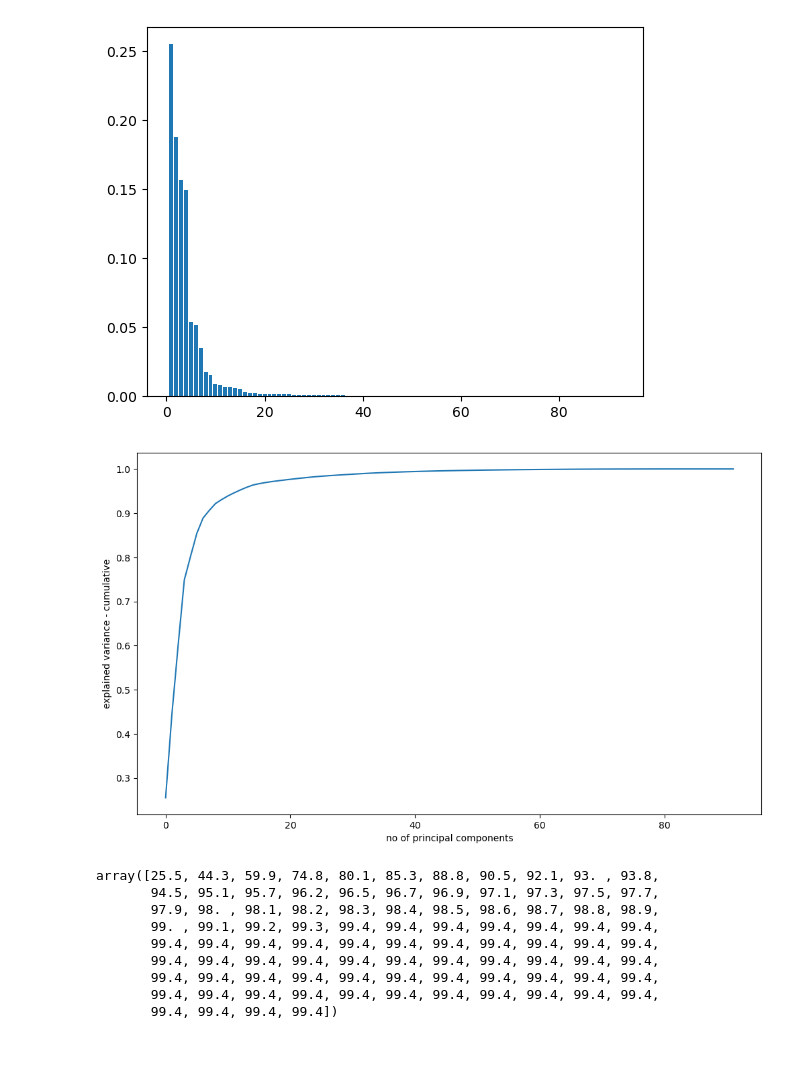
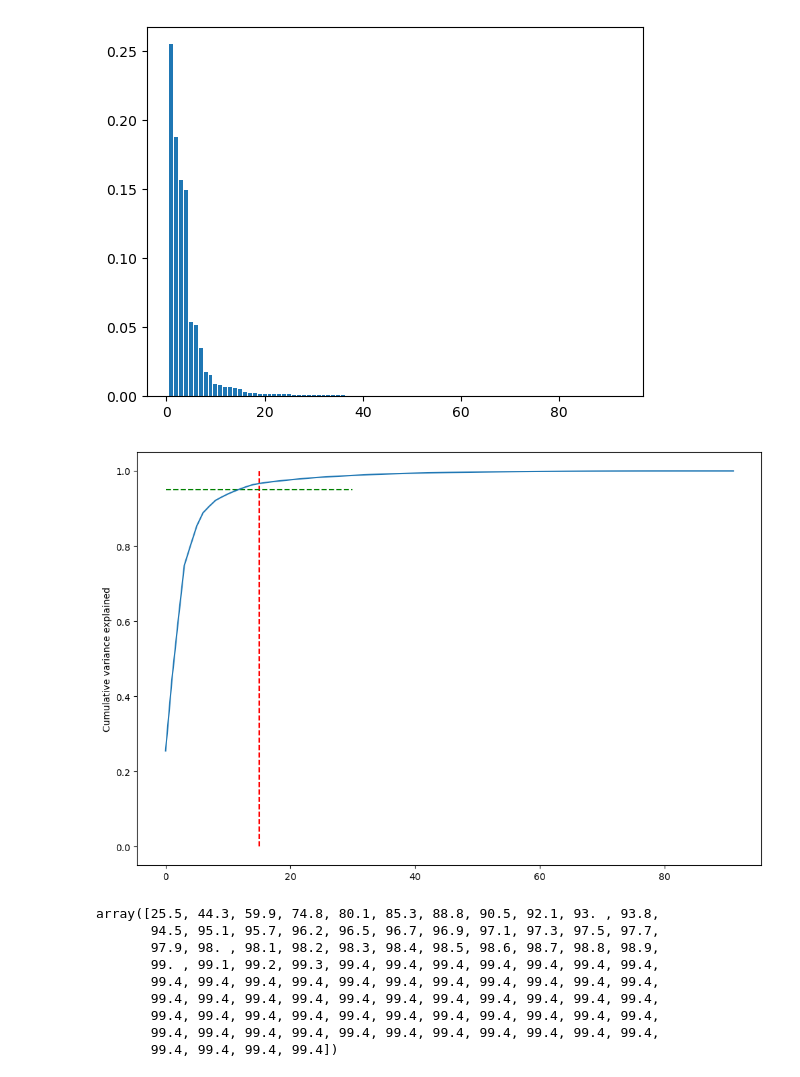
Before and after one commit to SanjayaKumarSahoo/telecom-churn-group-case-study, a Jupyter notebook: solution.ipynb, the cells around one changed output. Drawn from its saved outputs; the diff is of its cells as text; code cells hidden in the pictures; blank space fills up the shorter version.

```diff
--- a/solution.ipynb
+++ b/solution.ipynb
@@ -1529,15 +1529,14 @@ plt.show()
 [figure]
 # %%
 var_cumu = np.cumsum(pca.explained_variance_ratio_)
-
-# Making a scree plot
-fig = plt.figure(figsize=[12,7])
+fig = plt.figure(figsize=[12,8])
+plt.vlines(x=15, ymax=1, ymin=0, colors="r", linestyles="--")
+plt.hlines(y=0.95, xmax=30, xmin=0, colors="g", linestyles="--")
 plt.plot(var_cumu)
-plt.xlabel('no of principal components')
-plt.ylabel('explained variance - cumulative')
+plt.ylabel("Cumulative variance explained")
 plt.show()
 # %% [output]
-[figure, old version]
+[figure, new version]
 # %%
 np.cumsum(np.round(pca.explained_variance_ratio_, decimals=3)*100)
 # %% [output]
```
Also changed, not shown: parts of 29 cells of this notebook.
